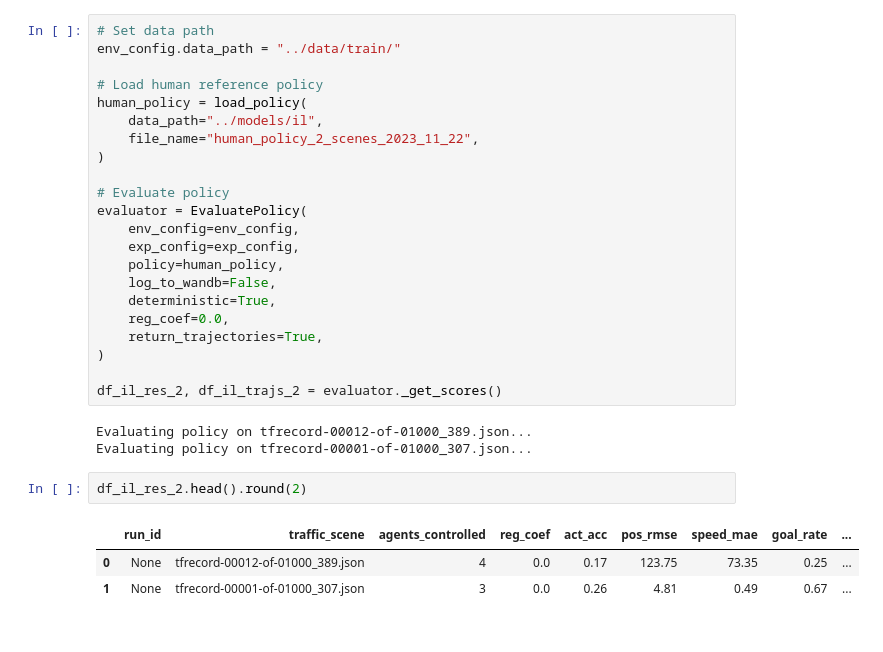
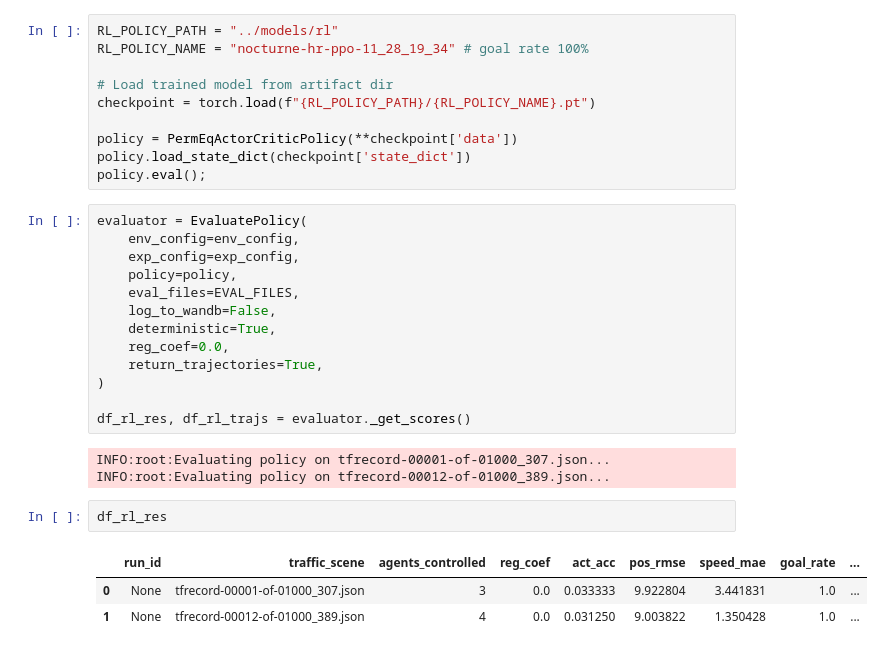
Before and after one commit to facebookresearch/nocturne, a Jupyter notebook: evaluation/il_performance_analysis.ipynb, the cells around one changed output. Cells and saved outputs as stored; diff of their text form.

```diff
--- a/evaluation/il_performance_analysis.ipynb
+++ b/evaluation/il_performance_analysis.ipynb
@@ -79,32 +162,33 @@ for agent_id in df_il_trajs.agent_id.unique():
+# %%
+RL_POLICY_PATH = "../models/rl"
+RL_POLICY_NAME = "nocturne-hr-ppo-11_28_19_34" # goal rate 100%
+
+# Load trained model from artifact dir
+checkpoint = torch.load(f"{RL_POLICY_PATH}/{RL_POLICY_NAME}.pt")
+
+policy = PermEqActorCriticPolicy(**checkpoint['data'])
+policy.load_state_dict(checkpoint['state_dict'])
+policy.eval();
 # %%
-# Set data path
-env_config.data_path = "../data/train/"
-
-# Load human reference policy
-human_policy = load_policy(
-    data_path="../models/il",
-    file_name="human_policy_2_scenes_2023_11_22",
-)
-
-# Evaluate policy
 evaluator = EvaluatePolicy(
     env_config=env_config,
     exp_config=exp_config,
-    policy=human_policy,
+    policy=policy,
+    eval_files=EVAL_FILES,
     log_to_wandb=False,
     deterministic=True,
     reg_coef=0.0,
     return_trajectories=True,
 )
 
-df_il_res_2, df_il_trajs_2 = evaluator._get_scores()
+df_rl_res, df_rl_trajs = evaluator._get_scores()
 # %% [output]
-Evaluating policy on tfrecord-00012-of-01000_389.json...
-Evaluating policy on tfrecord-00001-of-01000_307.json...
+INFO:root:Evaluating policy on tfrecord-00001-of-01000_307.json...
+INFO:root:Evaluating policy on tfrecord-00012-of-01000_389.json...
-# %%
-df_il_res_2.head().round(2)
-# %% [output]
-|  | run_id | traffic_scene | agents_controlled | reg_coef | act_acc | pos_rmse | speed_mae | goal_rate | ... |
-| 0 | None | tfrecord-00012-of-01000_389.json | 4 | 0.0 | 0.17 | 123.75 | 73.35 | 0.25 | ... |
-| 1 | None | tfrecord-00001-of-01000_307.json | 3 | 0.0 | 0.26 | 4.81 | 0.49 | 0.67 | ... |
+# %%
+df_rl_res
+# %% [output]
+|  | run_id | traffic_scene | agents_controlled | reg_coef | act_acc | pos_rmse | speed_mae | goal_rate | ... |
+| 0 | None | tfrecord-00001-of-01000_307.json | 3 | 0.0 | 0.033333 | 9.922804 | 3.441831 | 1.0 | ... |
+| 1 | None | tfrecord-00012-of-01000_389.json | 4 | 0.0 | 0.031250 | 9.003822 | 1.350428 | 1.0 | ... |
 # %%
```
Also changed, not shown: parts of 27 cells of this notebook, 6 other files.
